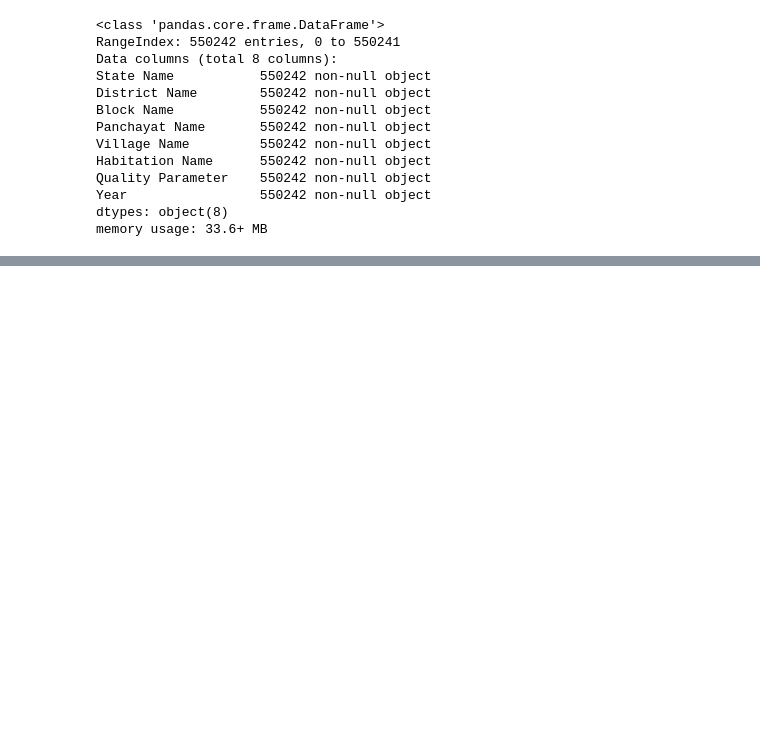
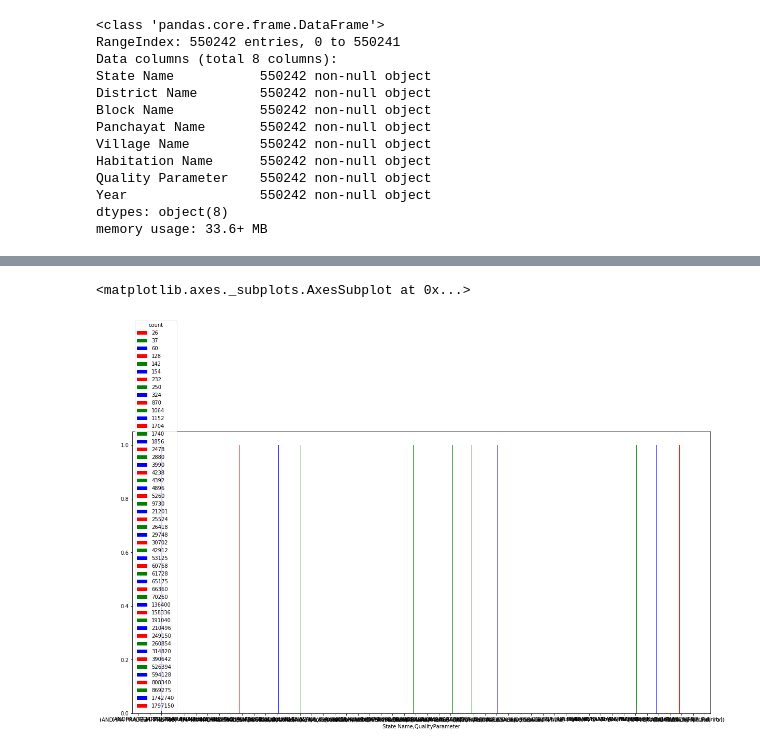
Before and after one commit to steventranlu/Water-Quality-In-India, a Jupyter notebook: India Water Quality Data Cleaning.ipynb, the cells around one changed output, grey strips where cells are left out. Saved outputs shown, nothing was run; the diff lists cells and outputs as text; code cells hidden in the pictures; blank space fills up the shorter version.

```diff
--- a/India Water Quality Data Cleaning.ipynb
+++ b/India Water Quality Data Cleaning.ipynb
@@ -226,0 +149,5 @@ df[df['State Name'] == 'ANDHRA PRADESH']
+# %%
+Group1.groupby(['State Name','QualityParameter', 'count']).QualityParameter.count().unstack().plot(kind='bar', legend=True, color=['r', 'g', 'b'],figsize=(20,10),rot=0)
+# %% [output]
+<matplotlib.axes._subplots.AxesSubplot at 0x...>
+[figure, added]
```
Also changed, not shown: parts of 30 cells of this notebook.
